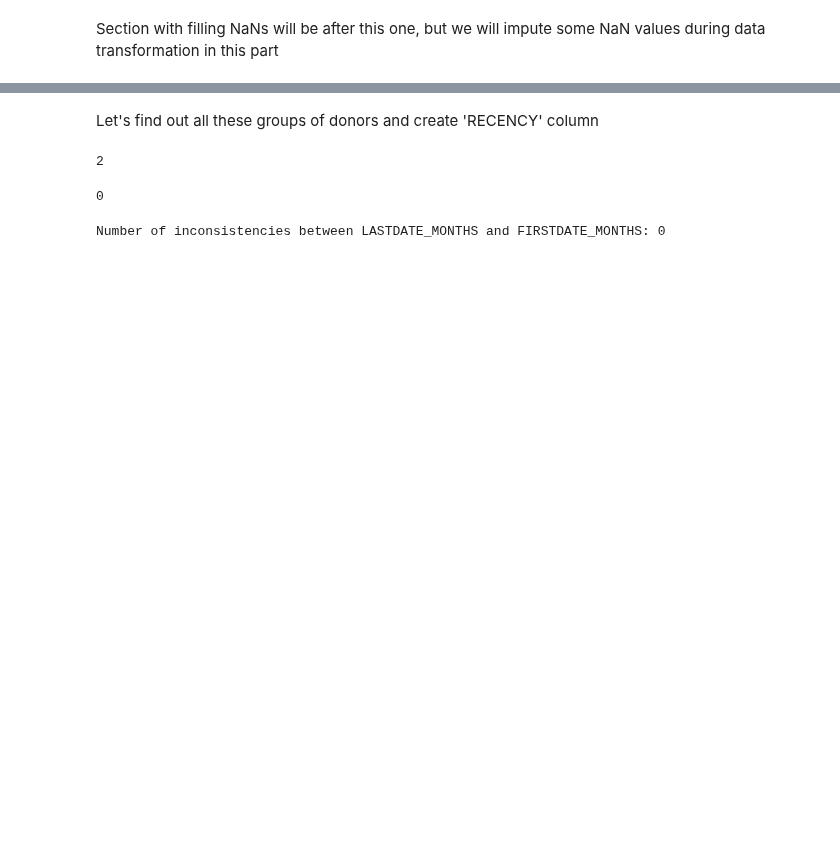
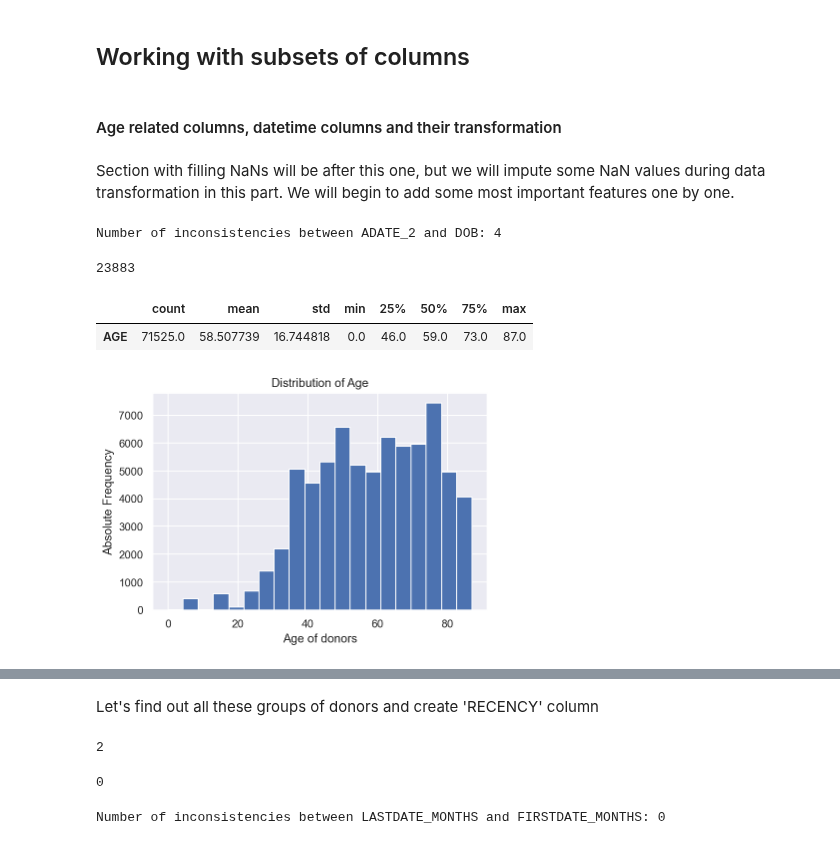
Before and after one commit to fredericosantos/ims_DM_Project, a Jupyter notebook: svitlana_new.ipynb, the cells around one changed output, grey strips where cells are left out. Cells and saved outputs as stored; diff of their text form; code cells hidden in the pictures; blank space fills up the shorter version.

```diff
--- a/svitlana_new.ipynb
+++ b/svitlana_new.ipynb
@@ -25,7 +26,8 @@ sns.set()
 from datetime import datetime
 import calendar
 # %%
-data = pd.read_csv ("/Users/vsa/Documents/DM/data/donors.csv", low_memory=False)
+alldata = pd.read_csv ("/Users/vsa/Documents/DM/data/donors.csv", low_memory=False)
+data = alldata.copy()
 # %%
 #data = alldata[['DOB', 'ODATEDW', 'FISTDATE', 'LASTDATE', 'ADATE_2', 'TCODE',
 #               'GENDER', 'NGIFTALL']]
@@ -34,11 +34,44 @@ data = pd.read_csv ("/Users/vsa/Documents/DM/data/donors.csv", low_memory=False)
+# %% [markdown]
+## Working with subsets of columns
+# %% [markdown]
+#### Age related columns, datetime columns and their transformation
 # %% [markdown]
-Section with filling NaNs will be after this one, but we will impute some NaN values during data transformation in this part
+Section with filling NaNs will be after this one, but we will impute some NaN values during data transformation in this part.
+We will begin to add some most important features one by one.
+# %%
+# Checking for inconsistencies in data
+
+# Convert columns 'DOB' and ADATE_2 to datetime
+data.DOB = pd.to_datetime(data.DOB)
+data.ADATE_2 = pd.to_datetime(data.ADATE_2)
+
+# Check for inconsistencies
+print ('Number of inconsistencies between ADATE_2 and DOB:', len(data[data.ADATE_2 < data.DOB]))
+
+# With such small amount - we suggest to drop these rows
+indexNames = (data[data.ADATE_2 < data.DOB]).index
+data.drop(indexNames , inplace=True)
+# %% [output]
+Number of inconsistencies between ADATE_2 and DOB: 4
 # %%
-# AGE
 # Here we calculate age as it was discussed during Q&A session:
-# Calculate age on the moment of ADATE_2, paying attention that ADATE_2 has 2 different values in a column:
-# 2017-06-01 (95399 instances), 2017-04-01 (13 instances)
+# 'Calculate age on the moment of ADATE_2, paying attention that ADATE_2 has 2 different values in a column:
+# 2017-06-01 (95399 instances), 2017-04-01 (13 instances)'
 
-data.DOB = pd.to_datetime(data.DOB)
-data.ADATE_2 = pd.to_datetime(data.ADATE_2)
 data["AGE"] = (data.ADATE_2 - data.DOB).astype('timedelta64[Y]')    #.astype('int')
+data['AGE'].isna().sum()
+# %% [output]
+23883
+# %%
+# Let's build distribution plot for Age column, that has for now near 23-24K NaNs
+# Build histogram for Age column
+data["AGE"].hist(bins = 20)
+plt.title('Distribution of Age')
+plt.xlabel('Age of donors')
+plt.ylabel('Absolute Frequency')
+stats = data['AGE'].describe().to_frame().T
+stats
+# %% [output]
+|  | count | mean | std | min | 25% | 50% | 75% | max |
+| AGE | 71525.0 | 58.507739 | 16.744818 | 0.0 | 46.0 | 59.0 | 73.0 | 87.0 |
+[figure, added]
```
Also changed, not shown: parts of 22 cells of this notebook.
